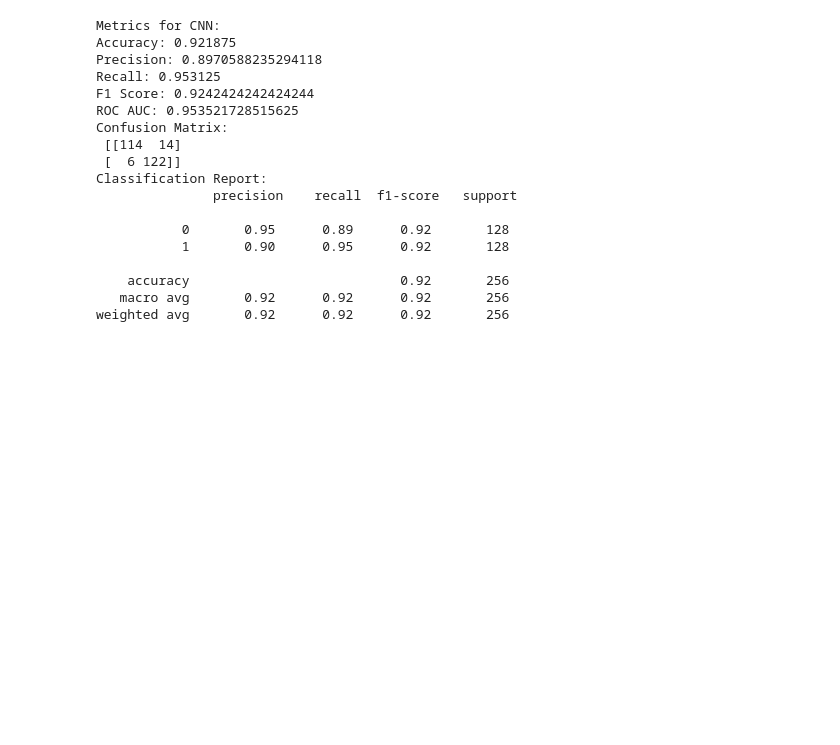
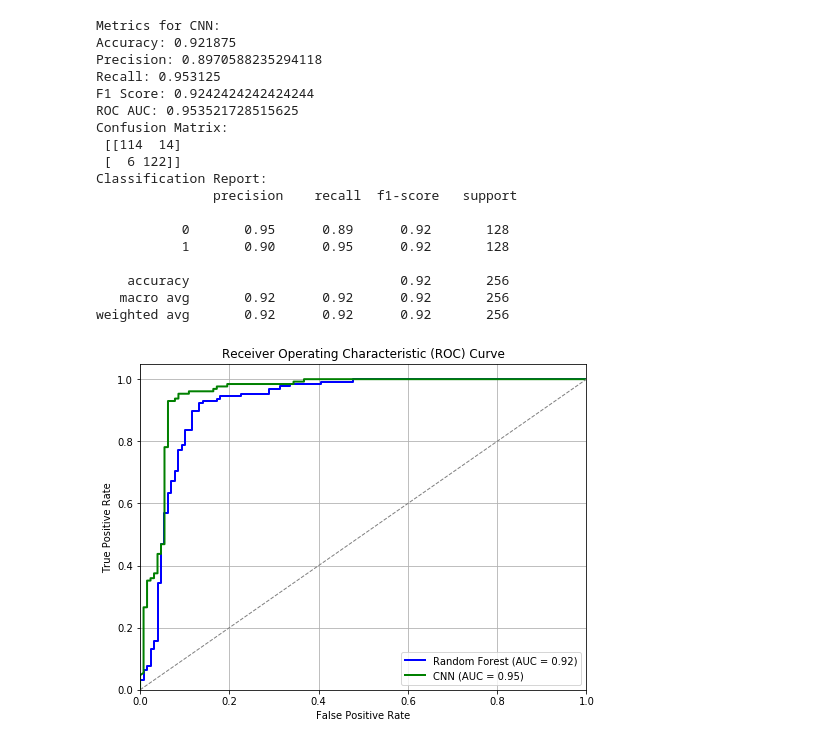
Before and after one commit to sofiagspedrini/horse-person-classifier, a Jupyter notebook: notebooks/Experiments.ipynb, the cells around one changed output. Drawn from its saved outputs; the diff is of its cells as text; code cells hidden in the pictures; blank space fills up the shorter version.

Commit message:
Plottinf ROC curve and AUC of the models

```diff
--- a/notebooks/Experiments.ipynb
+++ b/notebooks/Experiments.ipynb
@@ -486,3 +486,28 @@ Classification Report:
     accuracy                           0.92       256
    macro avg       0.92      0.92      0.92       256
 weighted avg       0.92      0.92      0.92       256
+# %%
+#PLotting ROC curve and AUC
+
+fpr_rf, tpr_rf, _ = roc_curve(y_test, y_proba_rf)
+roc_auc_rf = auc(fpr_rf, tpr_rf)
+
+fpr_cnn, tpr_cnn, _ = roc_curve(test_label_reshaped_cnn, y_proba_cnn)
+roc_auc_cnn = auc(fpr_cnn, tpr_cnn)
+
+plt.figure(figsize=(8, 6))
+plt.plot(fpr_rf, tpr_rf, color='blue', lw=2, label=f'Random Forest (AUC = {roc_auc_rf:.2f})')
+plt.plot(fpr_cnn, tpr_cnn, color='green', lw=2, label=f'CNN (AUC = {roc_auc_cnn:.2f})')
+
+plt.plot([0, 1], [0, 1], color='gray', lw=1, linestyle='--')
+
+plt.xlim([0.0, 1.0])
+plt.ylim([0.0, 1.05])
+plt.xlabel('False Positive Rate')
+plt.ylabel('True Positive Rate')
+plt.title('Receiver Operating Characteristic (ROC) Curve')
+plt.legend(loc="lower right")
+plt.grid(True)
+plt.show()
+# %% [output]
+[figure, added]
```
